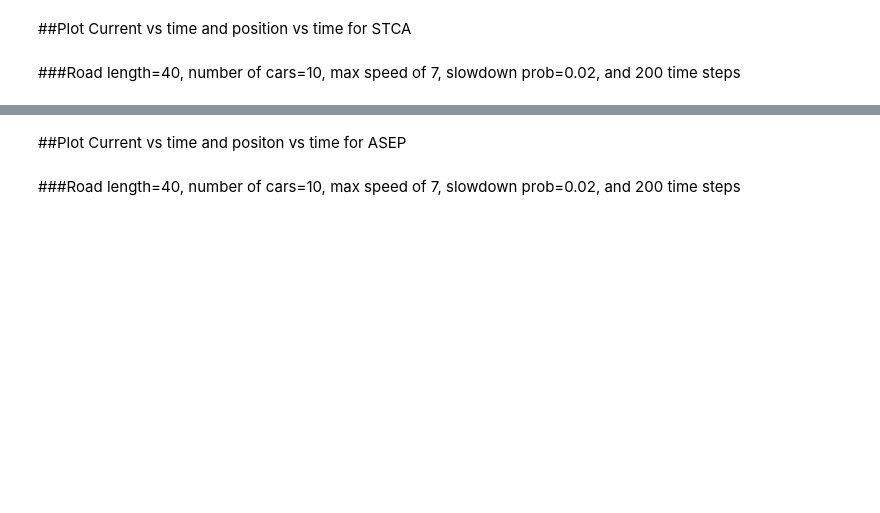
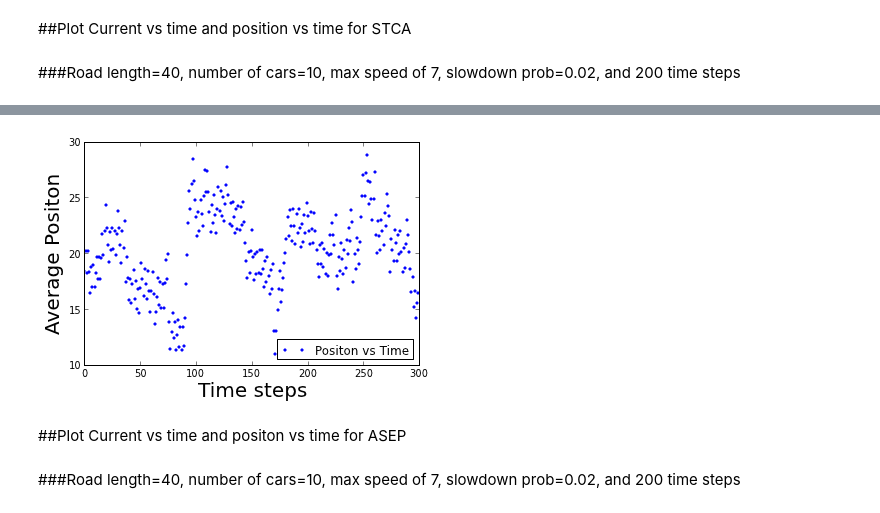
Before and after one commit to npilgram/PHYS202-S13, a Jupyter notebook: Project/Project2.ipynb, the cells around one changed output, grey strips where cells are left out. Cells and saved outputs as stored; diff of their text form; code cells hidden in the pictures; blank space fills up the shorter version.

```diff
--- a/Project/Project2.ipynb
+++ b/Project/Project2.ipynb
@@ -229,9 +283,11 @@ show()
 # %%
-plot(arange(200),q[1],'b.', markersize=5,label='Positon vs Time')
+plot(arange(300),q[1],'b.', markersize=5,label='Positon vs Time')
 xlabel('Time steps', fontsize=20)
 ylabel('Average Positon', fontsize=20)
 legend(loc=0)
 show()
+# %% [output]
+[figure, added]
 # %% [markdown]
 ##Plot Current vs time and positon vs time for ASEP
 # %% [markdown]
```
Also changed, not shown: parts of 30 cells of this notebook.
